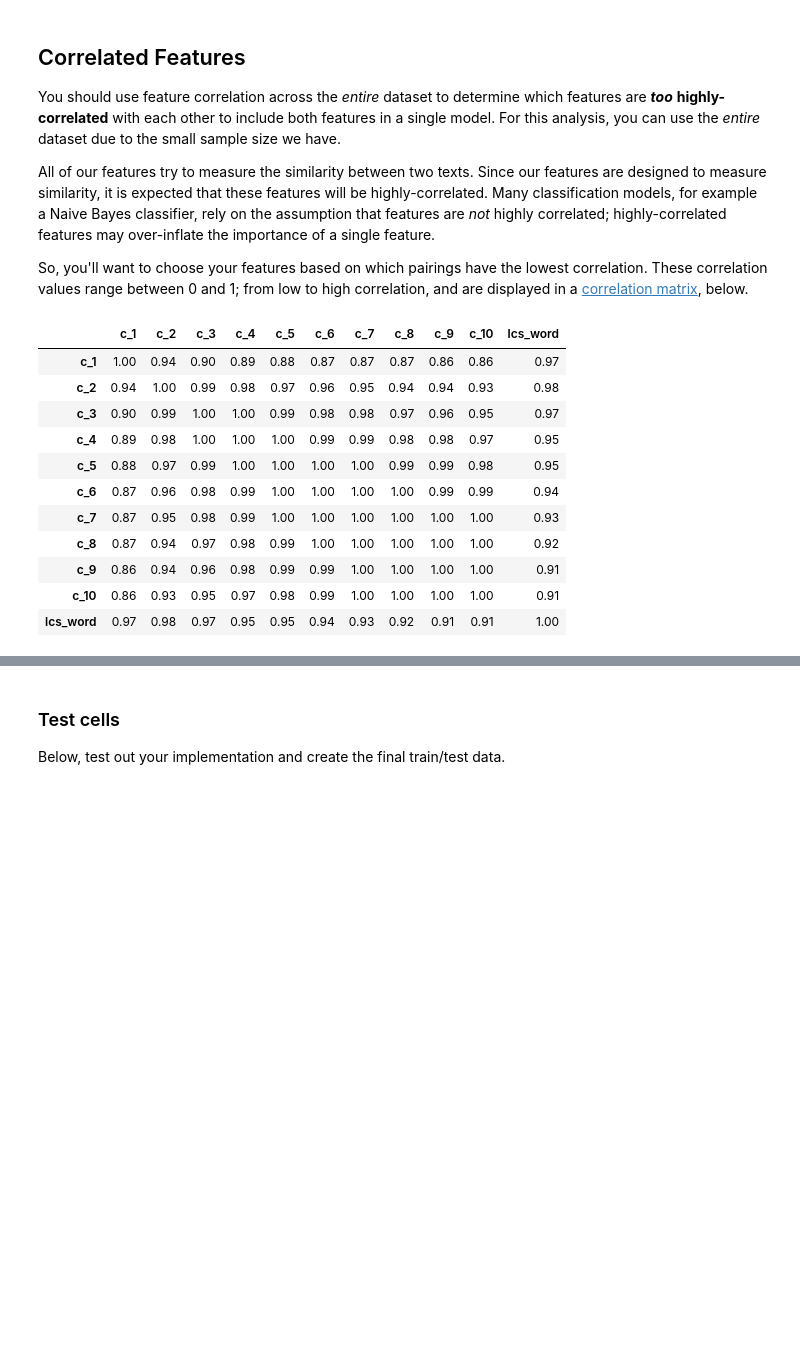
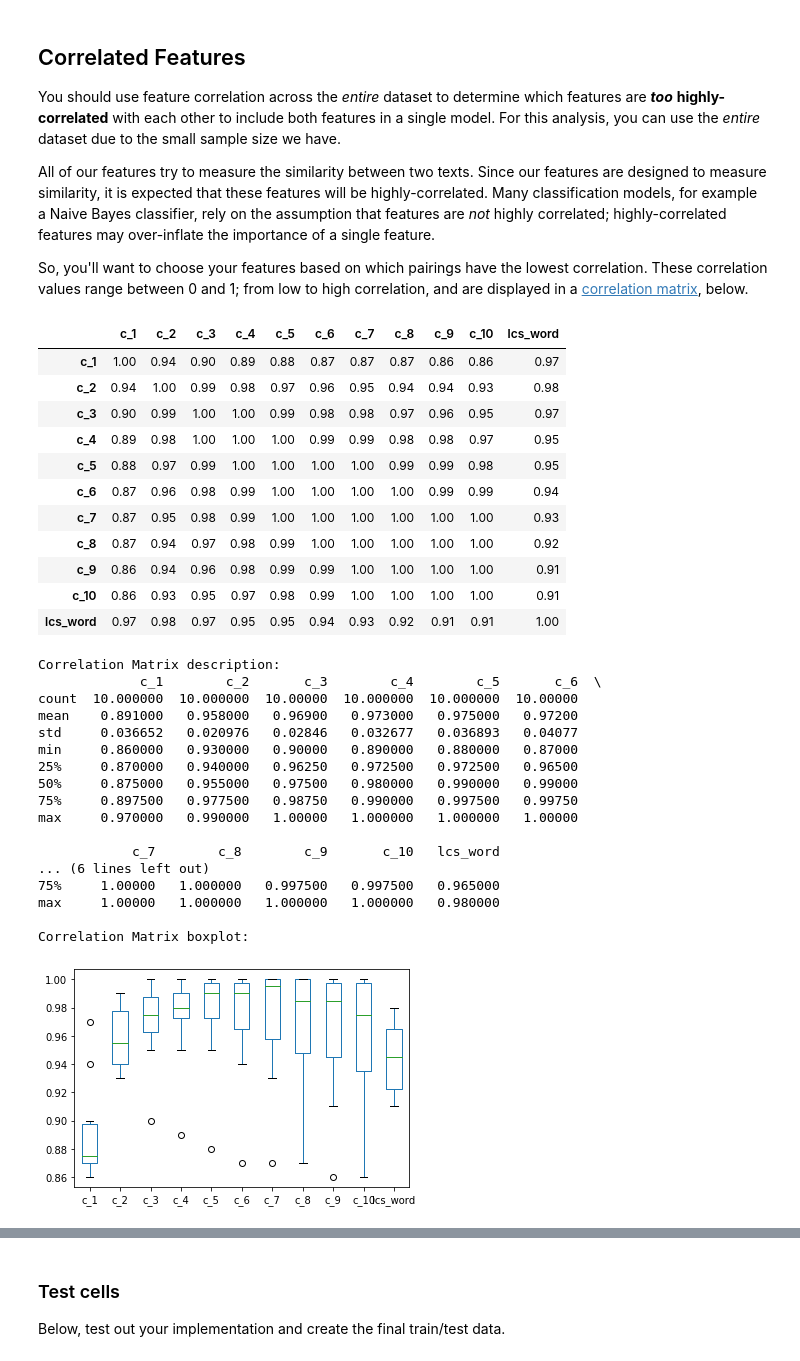
Before and after one commit to silviomori/udacity-machine-learning-plagiarism-detector, a Jupyter notebook: 2_Plagiarism_Feature_Engineering.ipynb, the cells around one changed output, grey strips where cells are left out. Drawn from its saved outputs; the diff is of its cells as text; code cells hidden in the pictures; blank space fills up the shorter version.

```diff
--- a/2_Plagiarism_Feature_Engineering.ipynb
+++ b/2_Plagiarism_Feature_Engineering.ipynb
@@ -774,25 +775,53 @@ So, you'll want to choose your features based on which pairings have the lowest
 # %%
 """
 DON'T MODIFY ANYTHING IN THIS CELL THAT IS BELOW THIS LINE
 """
 # Create correlation matrix for just Features to determine different models to test
 corr_matrix = features_df.corr().abs().round(2)
 
 # display shows all of a dataframe
 display(corr_matrix)
+
+for i in range(corr_matrix.shape[0]):
+    corr_matrix.iloc[i, i] = np.nan
+
+print('\nCorrelation Matrix description:')
+print(corr_matrix.describe())
+
+print('\nCorrelation Matrix boxplot:')
+corr_matrix.plot.box()
+plt.show()
 # %% [output]
 |  | c_1 | c_2 | c_3 | c_4 | c_5 | c_6 | c_7 | c_8 | c_9 | c_10 | lcs_word |
 | c_1 | 1.00 | 0.94 | 0.90 | 0.89 | 0.88 | 0.87 | 0.87 | 0.87 | 0.86 | 0.86 | 0.97 |
 | c_2 | 0.94 | 1.00 | 0.99 | 0.98 | 0.97 | 0.96 | 0.95 | 0.94 | 0.94 | 0.93 | 0.98 |
 | c_3 | 0.90 | 0.99 | 1.00 | 1.00 | 0.99 | 0.98 | 0.98 | 0.97 | 0.96 | 0.95 | 0.97 |
 | c_4 | 0.89 | 0.98 | 1.00 | 1.00 | 1.00 | 0.99 | 0.99 | 0.98 | 0.98 | 0.97 | 0.95 |
 | c_5 | 0.88 | 0.97 | 0.99 | 1.00 | 1.00 | 1.00 | 1.00 | 0.99 | 0.99 | 0.98 | 0.95 |
 | c_6 | 0.87 | 0.96 | 0.98 | 0.99 | 1.00 | 1.00 | 1.00 | 1.00 | 0.99 | 0.99 | 0.94 |
 | c_7 | 0.87 | 0.95 | 0.98 | 0.99 | 1.00 | 1.00 | 1.00 | 1.00 | 1.00 | 1.00 | 0.93 |
 | c_8 | 0.87 | 0.94 | 0.97 | 0.98 | 0.99 | 1.00 | 1.00 | 1.00 | 1.00 | 1.00 | 0.92 |
 | c_9 | 0.86 | 0.94 | 0.96 | 0.98 | 0.99 | 0.99 | 1.00 | 1.00 | 1.00 | 1.00 | 0.91 |
 | c_10 | 0.86 | 0.93 | 0.95 | 0.97 | 0.98 | 0.99 | 1.00 | 1.00 | 1.00 | 1.00 | 0.91 |
 | lcs_word | 0.97 | 0.98 | 0.97 | 0.95 | 0.95 | 0.94 | 0.93 | 0.92 | 0.91 | 0.91 | 1.00 |
+Correlation Matrix description:
+             c_1        c_2       c_3        c_4        c_5       c_6  \
+count  10.000000  10.000000  10.00000  10.000000  10.000000  10.00000
+mean    0.891000   0.958000   0.96900   0.973000   0.975000   0.97200
+std     0.036652   0.020976   0.02846   0.032677   0.036893   0.04077
+min     0.860000   0.930000   0.90000   0.890000   0.880000   0.87000
+25%     0.870000   0.940000   0.96250   0.972500   0.972500   0.96500
+50%     0.875000   0.955000   0.97500   0.980000   0.990000   0.99000
+75%     0.897500   0.977500   0.98750   0.990000   0.997500   0.99750
+max     0.970000   0.990000   1.00000   1.000000   1.000000   1.00000
+
+            c_7        c_8        c_9       c_10   lcs_word
+... (6 lines left out)
+75%     1.00000   1.000000   0.997500   0.997500   0.965000
+max     1.00000   1.000000   1.000000   1.000000   0.980000
+
+Correlation Matrix boxplot:
+[figure, added]
 # %% [markdown]
 ## EXERCISE: Create selected train/test data
 
```
Also changed, not shown: parts of 10 cells of this notebook.
